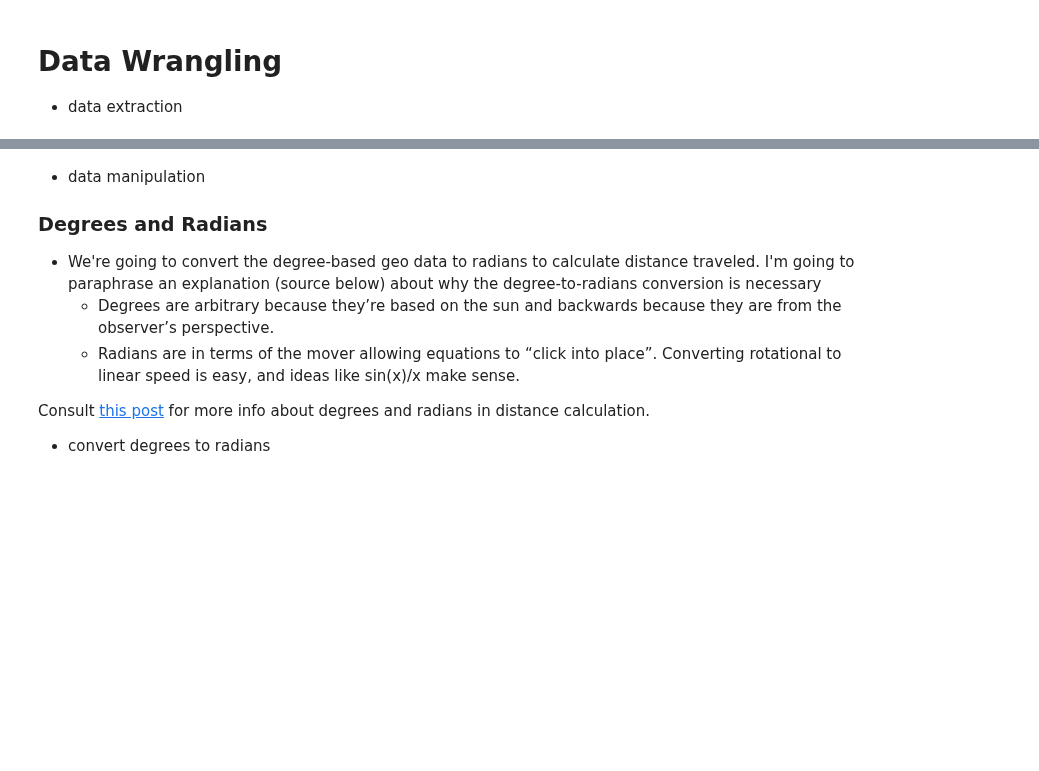
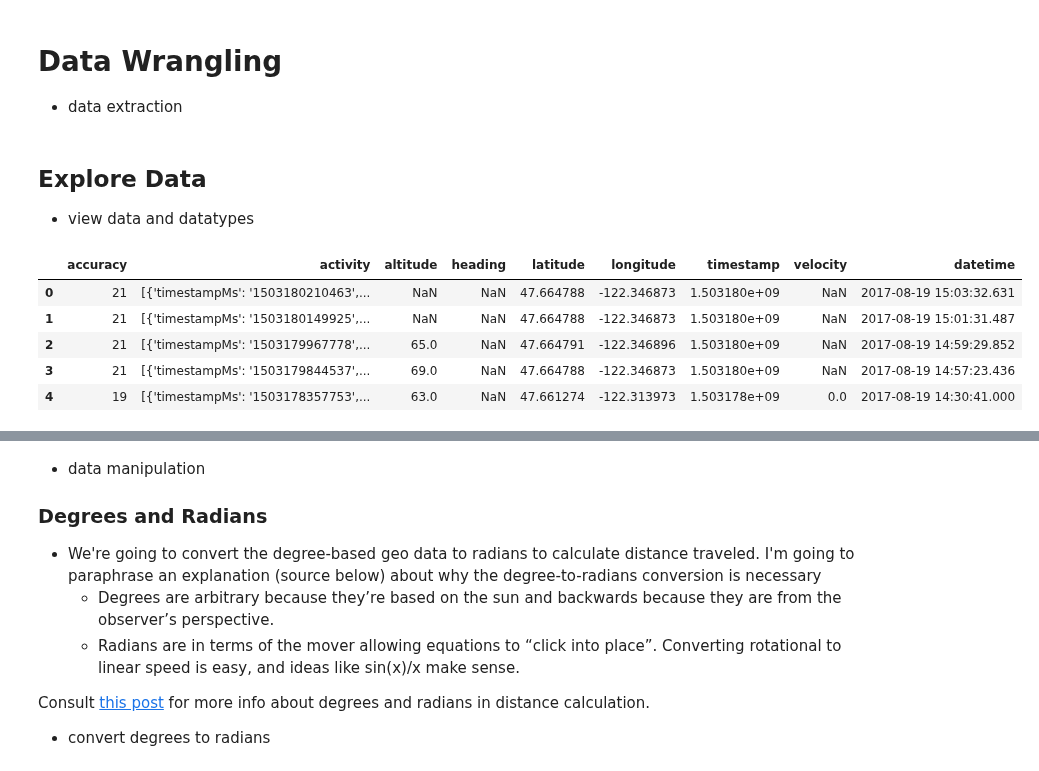
Before and after one commit to kpolimis/kpolimis.github.io, a Jupyter notebook: downloads/notebooks/map_of_flights.ipynb, the cells around one changed output, grey strips where cells are left out. Saved outputs shown, nothing was run; the diff lists cells and outputs as text; code cells hidden in the pictures; blank space fills up the shorter version.

```diff
--- a/downloads/notebooks/map_of_flights.ipynb
+++ b/downloads/notebooks/map_of_flights.ipynb
@@ -77,0 +82,12 @@ ld.reset_index(drop=True, inplace=True)
+# %% [markdown]
+## Explore Data
+* view data and datatypes
+# %%
+location_data.head()
+# %% [output]
+|  | accuracy | activity | altitude | heading | latitude | longitude | timestamp | velocity | datetime |
+| 0 | 21 | [{'timestampMs': '1503180210463',... | NaN | NaN | 47.664788 | -122.346873 | 1.503180e+09 | NaN | 2017-08-19 15:03:32.631 |
+| 1 | 21 | [{'timestampMs': '1503180149925',... | NaN | NaN | 47.664788 | -122.346873 | 1.503180e+09 | NaN | 2017-08-19 15:01:31.487 |
+| 2 | 21 | [{'timestampMs': '1503179967778',... | 65.0 | NaN | 47.664791 | -122.346896 | 1.503180e+09 | NaN | 2017-08-19 14:59:29.852 |
+| 3 | 21 | [{'timestampMs': '1503179844537',... | 69.0 | NaN | 47.664788 | -122.346873 | 1.503180e+09 | NaN | 2017-08-19 14:57:23.436 |
+| 4 | 19 | [{'timestampMs': '1503178357753',... | 63.0 | NaN | 47.661274 | -122.313973 | 1.503178e+09 | 0.0 | 2017-08-19 14:30:41.000 |
```
Also changed, not shown: parts of 20 cells of this notebook, 58 other files.
